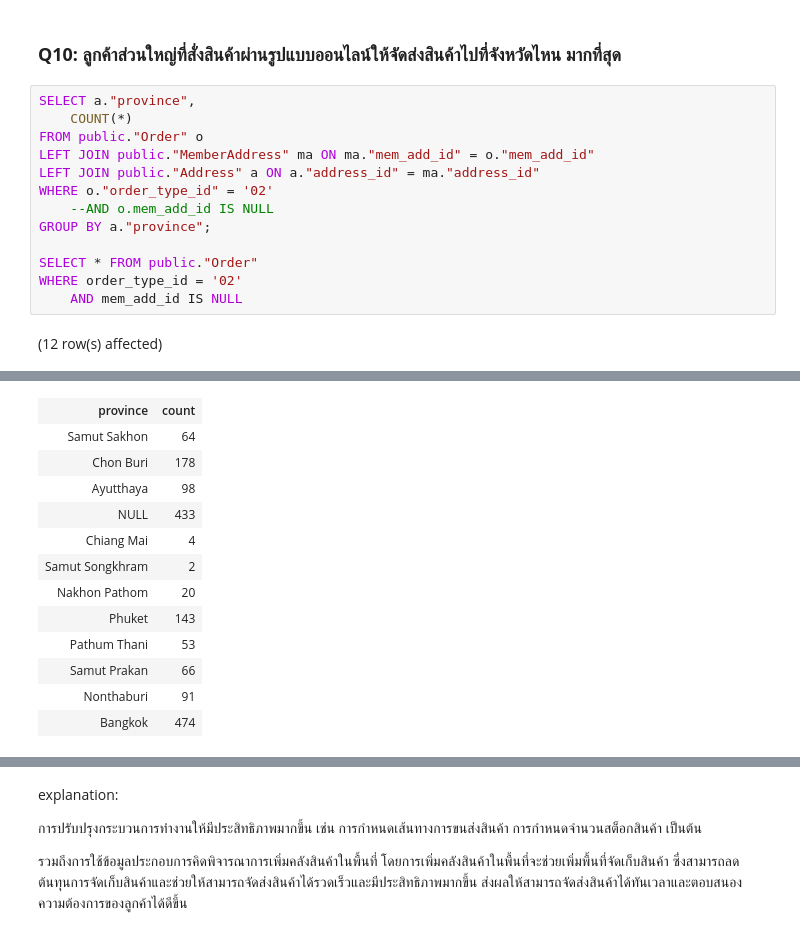
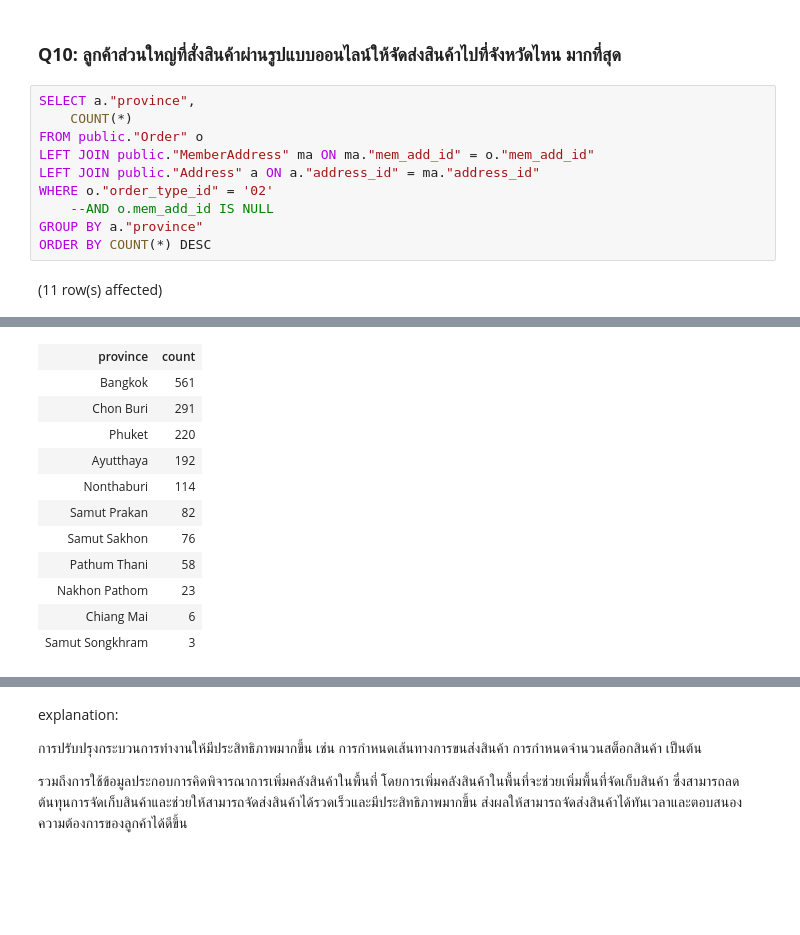
Before and after one commit to punnnnnnnnn/DB-IKEA, a Jupyter notebook: report-db-ikea-hk.ipynb, the cells around one changed output, grey strips where cells are left out. Saved outputs shown, nothing was run; the diff lists cells and outputs as text; blank space fills up the shorter version.

```diff
--- a/report-db-ikea-hk.ipynb
+++ b/report-db-ikea-hk.ipynb
@@ -526,10 +532,7 @@ LEFT JOIN public."MemberAddress" ma ON ma."mem_add_id" = o."mem_add_id"
 LEFT JOIN public."Address" a ON a."address_id" = ma."address_id"
 WHERE o."order_type_id" = '02'
     --AND o.mem_add_id IS NULL
-GROUP BY a."province";
-
-SELECT * FROM public."Order"
-WHERE order_type_id = '02'
-    AND mem_add_id IS NULL
+GROUP BY a."province"
+ORDER BY COUNT(*) DESC
 # %% [output]
-(12 row(s) affected)
+(11 row(s) affected)
@@ -538,13 +540,12 @@ Total execution time: 00:00:00.016
 | province | count |
-| Samut Sakhon | 64 |
-| Chon Buri | 178 |
-| Ayutthaya | 98 |
-| NULL | 433 |
-| Chiang Mai | 4 |
-| Samut Songkhram | 2 |
-| Nakhon Pathom | 20 |
-| Phuket | 143 |
-| Pathum Thani | 53 |
-| Samut Prakan | 66 |
-| Nonthaburi | 91 |
-| Bangkok | 474 |
+| Bangkok | 561 |
+| Chon Buri | 291 |
+| Phuket | 220 |
+| Ayutthaya | 192 |
+| Nonthaburi | 114 |
+| Samut Prakan | 82 |
+| Samut Sakhon | 76 |
+| Pathum Thani | 58 |
+| Nakhon Pathom | 23 |
+| Chiang Mai | 6 |
+| Samut Songkhram | 3 |
```
Also changed, not shown: parts of 2 cells of this notebook, 6 other files.
